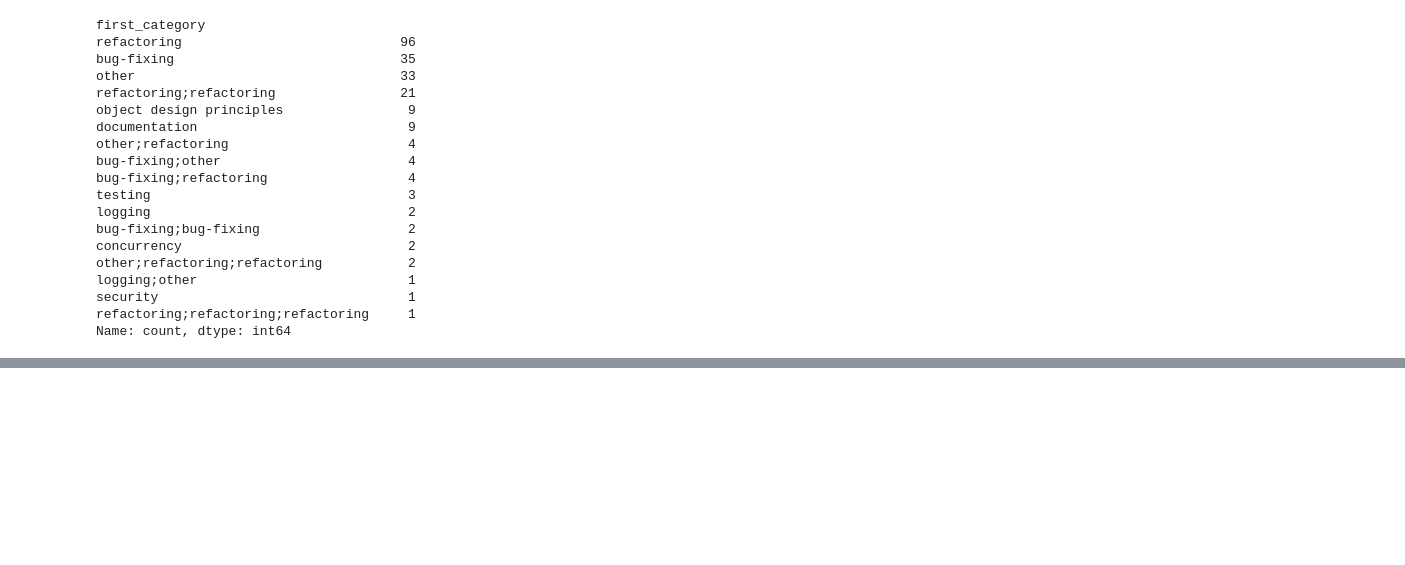
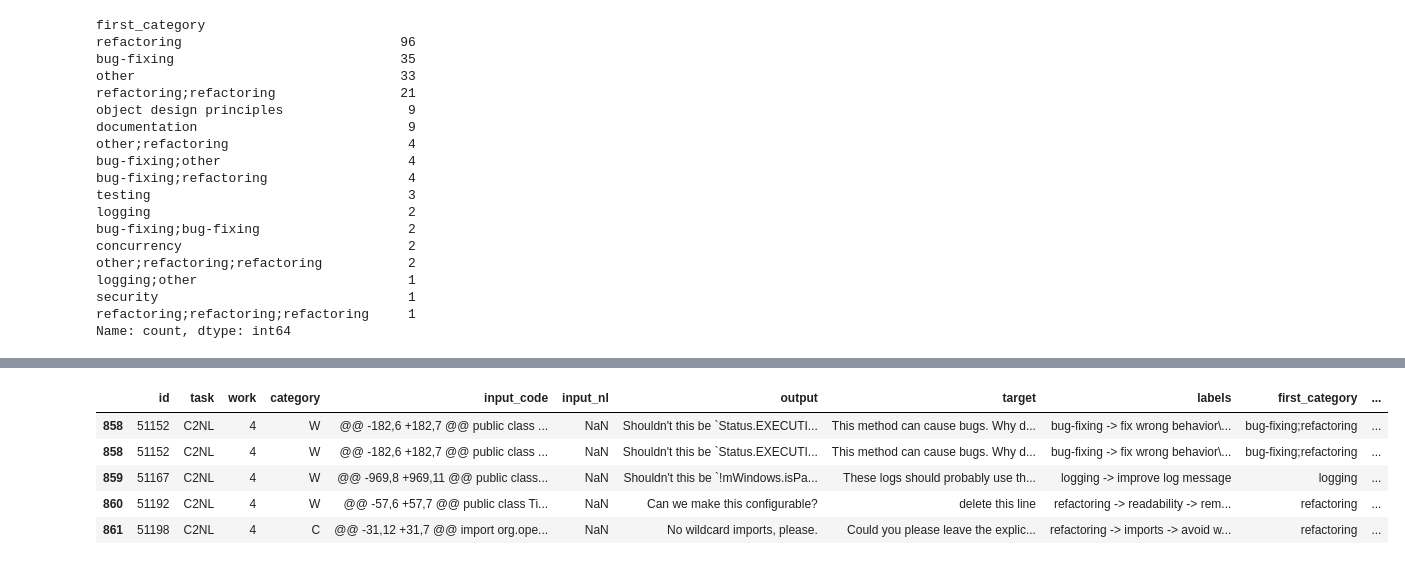
Before and after one commit to yhwi-kwon/CodeReveiwAutomation, a Jupyter notebook: test_classification.ipynb, the cells around one changed output, grey strips where cells are left out. Saved outputs shown, nothing was run; the diff lists cells and outputs as text; code cells hidden in the pictures; blank space fills up the shorter version.

```diff
--- a/test_classification.ipynb
+++ b/test_classification.ipynb
@@ -130,0 +164,19 @@ Name: count, dtype: int64
+# %%
+# Split the 'labels' and 'first_category' columns
+df_exploded = df_clnl_4.assign(
+    split_labels=df_clnl_4['labels'].str.split('\n'),
+    split_categories=df_clnl_4['first_category'].str.split(';')
+).explode(['split_labels', 'split_categories'])
+
+# Rename the columns for clarity
+df_exploded = df_exploded.rename(columns={'split_labels': 'unique_label', 'split_categories': 'unique_category'})
+
+# Display the resulting DataFrame
+df_exploded.head()
+# %% [output]
+|  | id | task | work | category | input_code | input_nl | output | target | labels | first_category | ... |
+| 858 | 51152 | C2NL | 4 | W | @@ -182,6 +182,7 @@ public class ... | NaN | Shouldn't this be `Status.EXECUTI... | This method can cause bugs. Why d... | bug-fixing -> fix wrong behavior\... | bug-fixing;refactoring | ... |
+| 858 | 51152 | C2NL | 4 | W | @@ -182,6 +182,7 @@ public class ... | NaN | Shouldn't this be `Status.EXECUTI... | This method can cause bugs. Why d... | bug-fixing -> fix wrong behavior\... | bug-fixing;refactoring | ... |
+| 859 | 51167 | C2NL | 4 | W | @@ -969,8 +969,11 @@ public class... | NaN | Shouldn't this be `!mWindows.isPa... | These logs should probably use th... | logging -> improve log message | logging | ... |
+| 860 | 51192 | C2NL | 4 | W | @@ -57,6 +57,7 @@ public class Ti... | NaN | Can we make this configurable? | delete this line | refactoring -> readability -> rem... | refactoring | ... |
+| 861 | 51198 | C2NL | 4 | C | @@ -31,12 +31,7 @@ import org.ope... | NaN | No wildcard imports, please. | Could you please leave the explic... | refactoring -> imports -> avoid w... | refactoring | ... |
```
Also changed, not shown: parts of 6 cells of this notebook.
